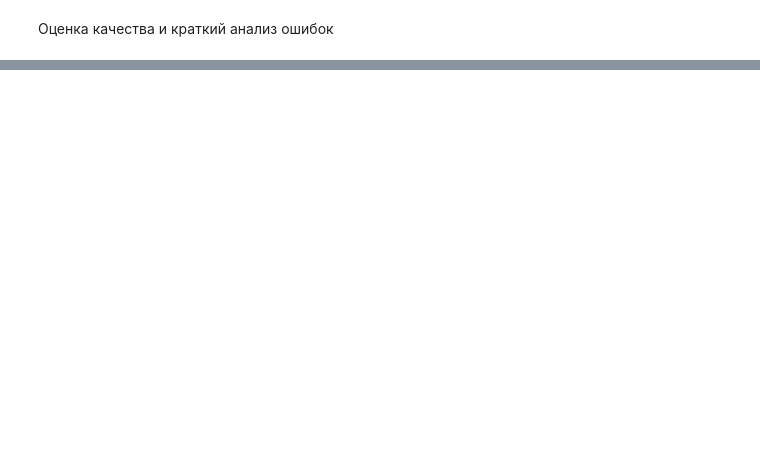
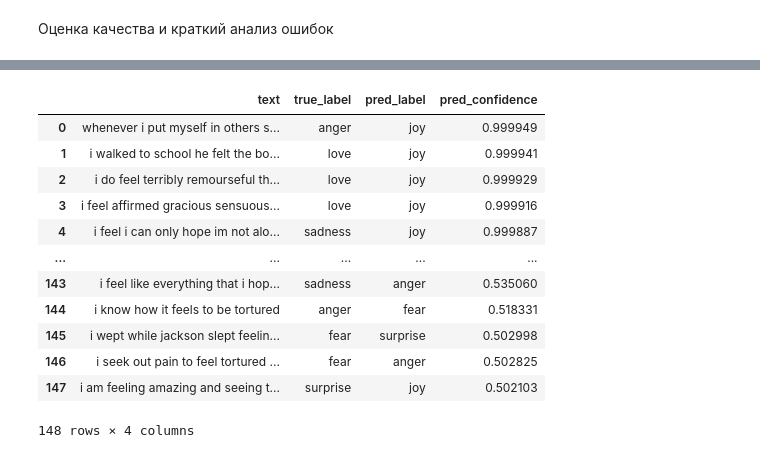
Before and after one commit to Androgorodok/aiecity, a Jupyter notebook: homeworks/HW13/HW13.ipynb, the cells around one changed output, grey strips where cells are left out. Drawn from its saved outputs; the diff is of its cells as text; code cells hidden in the pictures; blank space fills up the shorter version.

```diff
--- a/homeworks/HW13/HW13.ipynb
+++ b/homeworks/HW13/HW13.ipynb
@@ -531,0 +661,36 @@ plt.show()
+# %%
+# Таблица ошибок на тестовой выборке.
+test_texts = test_df.reset_index(drop=True)["text"]
+error_rows = []
+
+for text, true_id, pred_id, prob_vector in zip(test_texts, test_true, test_preds, torch.softmax(torch.tensor(test_logits), dim=-1).numpy()):
+    if true_id != pred_id:
+        error_rows.append({
+            "text": text,
+            "true_label": id2label[int(true_id)],
+            "pred_label": id2label[int(pred_id)],
+            "pred_confidence": float(prob_vector[pred_id]),
+        })
+
+errors_df = pd.DataFrame(error_rows)
+
+if len(errors_df) == 0:
+    print("На тестовой выборке ошибок не найдено. Это возможно на маленьком учебном датасете.")
+else:
+    display(errors_df.sort_values(by="pred_confidence", ascending=False).reset_index(drop=True))
+
+errors_df.to_csv("./artifacts/sample_predictions.csv")
+# %% [output]
+|  | text | true_label | pred_label | pred_confidence |
+| 0 | whenever i put myself in others s... | anger | joy | 0.999949 |
+| 1 | i walked to school he felt the bo... | love | joy | 0.999941 |
+| 2 | i do feel terribly remourseful th... | love | joy | 0.999929 |
+| 3 | i feel affirmed gracious sensuous... | love | joy | 0.999916 |
+| 4 | i feel i can only hope im not alo... | sadness | joy | 0.999887 |
+| ... | ... | ... | ... | ... |
+| 143 | i feel like everything that i hop... | sadness | anger | 0.535060 |
+| 144 | i know how it feels to be tortured | anger | fear | 0.518331 |
+| 145 | i wept while jackson slept feelin... | fear | surprise | 0.502998 |
+| 146 | i seek out pain to feel tortured ... | fear | anger | 0.502825 |
+| 147 | i am feeling amazing and seeing t... | surprise | joy | 0.502103 |
+148 rows × 4 columns
```
Also changed, not shown: parts of 17 cells of this notebook, 5 other files.
